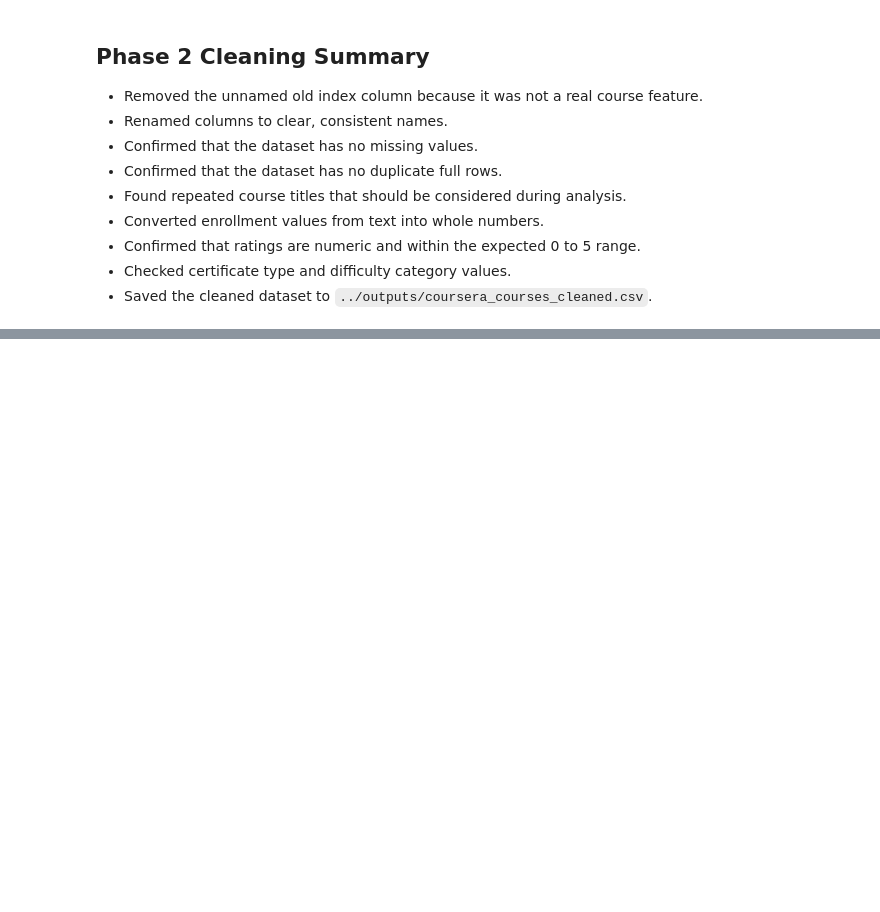
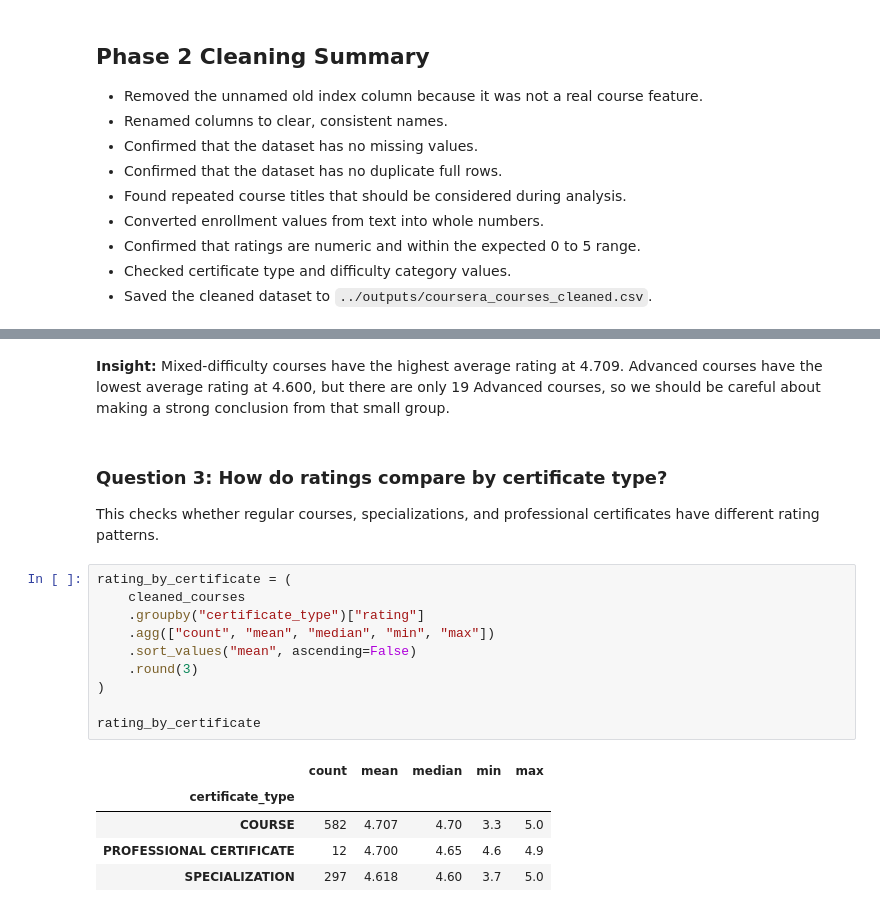
Before and after one commit to LubanaOrin/learn_code, a Jupyter notebook: tasks/Coursera Course Dataset Analysis/notebooks/coursera_course_dataset_analysis.ipynb, the cells around one changed output, grey strips where cells are left out. Drawn from its saved outputs; the diff is of its cells as text; blank space fills up the shorter version.

```diff
--- a/tasks/Coursera Course Dataset Analysis/notebooks/coursera_course_dataset_analysis.ipynb
+++ b/tasks/Coursera Course Dataset Analysis/notebooks/coursera_course_dataset_analysis.ipynb
@@ -271,0 +355,22 @@ courses_cleaned.head()
+# %% [markdown]
+**Insight:** Mixed-difficulty courses have the highest average rating at 4.709. Advanced courses have the lowest average rating at 4.600, but there are only 19 Advanced courses, so we should be careful about making a strong conclusion from that small group.
+# %% [markdown]
+### Question 3: How do ratings compare by certificate type?
+
+This checks whether regular courses, specializations, and professional certificates have different rating patterns.
+# %%
+rating_by_certificate = (
+    cleaned_courses
+    .groupby("certificate_type")["rating"]
+    .agg(["count", "mean", "median", "min", "max"])
+    .sort_values("mean", ascending=False)
+    .round(3)
+)
+
+rating_by_certificate
+# %% [output]
+|  | count | mean | median | min | max |
+| certificate_type |  |  |  |  |  |
+| COURSE | 582 | 4.707 | 4.70 | 3.3 | 5.0 |
+| PROFESSIONAL CERTIFICATE | 12 | 4.700 | 4.65 | 4.6 | 4.9 |
+| SPECIALIZATION | 297 | 4.618 | 4.60 | 3.7 | 5.0 |
```
Also changed, not shown: parts of 21 cells of this notebook, 1 other file.
